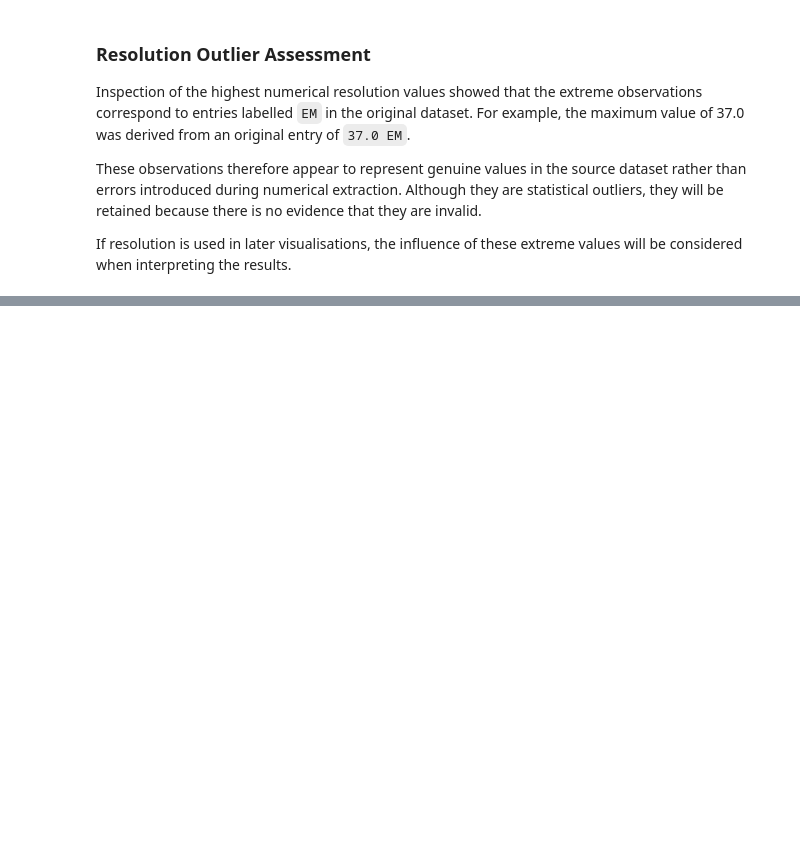
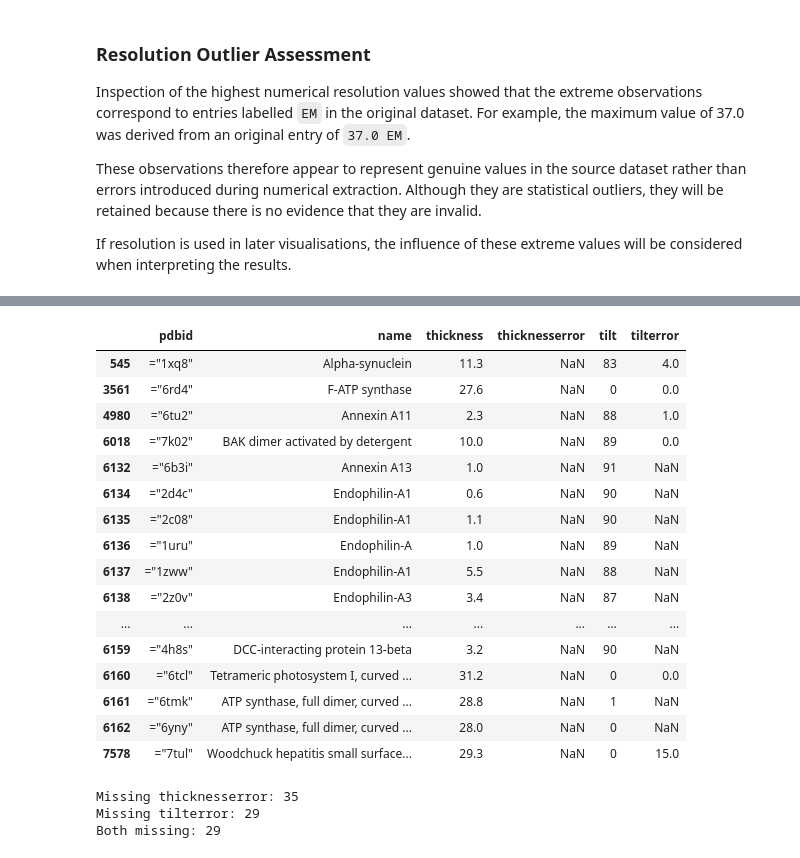
Before and after one commit to trasneaiulian/membrane-protein-data-analysis, a Jupyter notebook: jupyter_notebooks/01_data_cleaning.ipynb, the cells around one changed output, grey strips where cells are left out. Drawn from its saved outputs; the diff is of its cells as text; code cells hidden in the pictures; blank space fills up the shorter version.

Commit message:
Complete data cleaning and preprocessing

```diff
--- a/jupyter_notebooks/01_data_cleaning.ipynb
+++ b/jupyter_notebooks/01_data_cleaning.ipynb
@@ -548,0 +659,47 @@ IndentationError: expected an indented block after 'try' statement on line 2 (55
+# %%
+df_clean[
+    df_clean["thicknesserror"].isna() |
+    df_clean["tilterror"].isna()
+][
+    [
+        "pdbid",
+        "name",
+        "thickness",
+        "thicknesserror",
+        "tilt",
+        "tilterror"
+    ]
+]
+# %% [output]
+|  | pdbid | name | thickness | thicknesserror | tilt | tilterror |
+| 545 | ="1xq8" | Alpha-synuclein | 11.3 | NaN | 83 | 4.0 |
+| 3561 | ="6rd4" | F-ATP synthase | 27.6 | NaN | 0 | 0.0 |
+| 4980 | ="6tu2" | Annexin A11 | 2.3 | NaN | 88 | 1.0 |
+| 6018 | ="7k02" | BAK dimer activated by detergent | 10.0 | NaN | 89 | 0.0 |
+| 6132 | ="6b3i" | Annexin A13 | 1.0 | NaN | 91 | NaN |
+| 6134 | ="2d4c" | Endophilin-A1 | 0.6 | NaN | 90 | NaN |
+| 6135 | ="2c08" | Endophilin-A1 | 1.1 | NaN | 90 | NaN |
+| 6136 | ="1uru" | Endophilin-A | 1.0 | NaN | 89 | NaN |
+| 6137 | ="1zww" | Endophilin-A1 | 5.5 | NaN | 88 | NaN |
+| 6138 | ="2z0v" | Endophilin-A3 | 3.4 | NaN | 87 | NaN |
+| ... | ... | ... | ... | ... | ... | ... |
+| 6159 | ="4h8s" | DCC-interacting protein 13-beta | 3.2 | NaN | 90 | NaN |
+| 6160 | ="6tcl" | Tetrameric photosystem I, curved ... | 31.2 | NaN | 0 | 0.0 |
+| 6161 | ="6tmk" | ATP synthase, full dimer, curved ... | 28.8 | NaN | 1 | NaN |
+| 6162 | ="6yny" | ATP synthase, full dimer, curved ... | 28.0 | NaN | 0 | NaN |
+| 7578 | ="7tul" | Woodchuck hepatitis small surface... | 29.3 | NaN | 0 | 15.0 |
+# %%
+print("Missing thicknesserror:", df_clean["thicknesserror"].isna().sum())
+print("Missing tilterror:", df_clean["tilterror"].isna().sum())
+
+print(
+    "Both missing:",
+    (
+        df_clean["thicknesserror"].isna()
+        & df_clean["tilterror"].isna()
+    ).sum()
+)
+# %% [output]
+Missing thicknesserror: 35
+Missing tilterror: 29
+Both missing: 29
```
Also changed, not shown: parts of 54 cells of this notebook, 2 other files.
